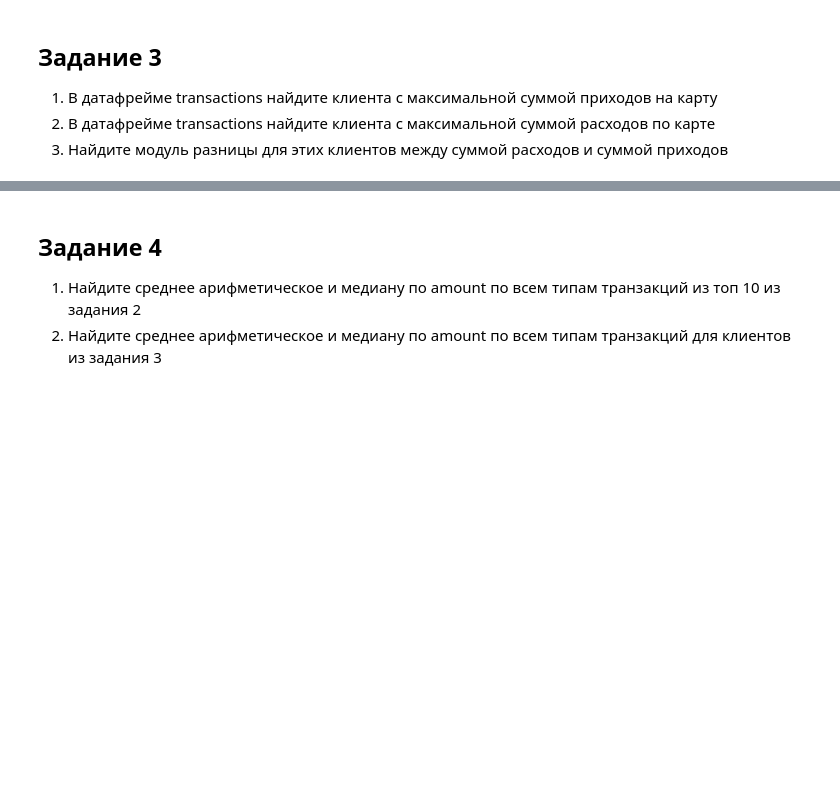
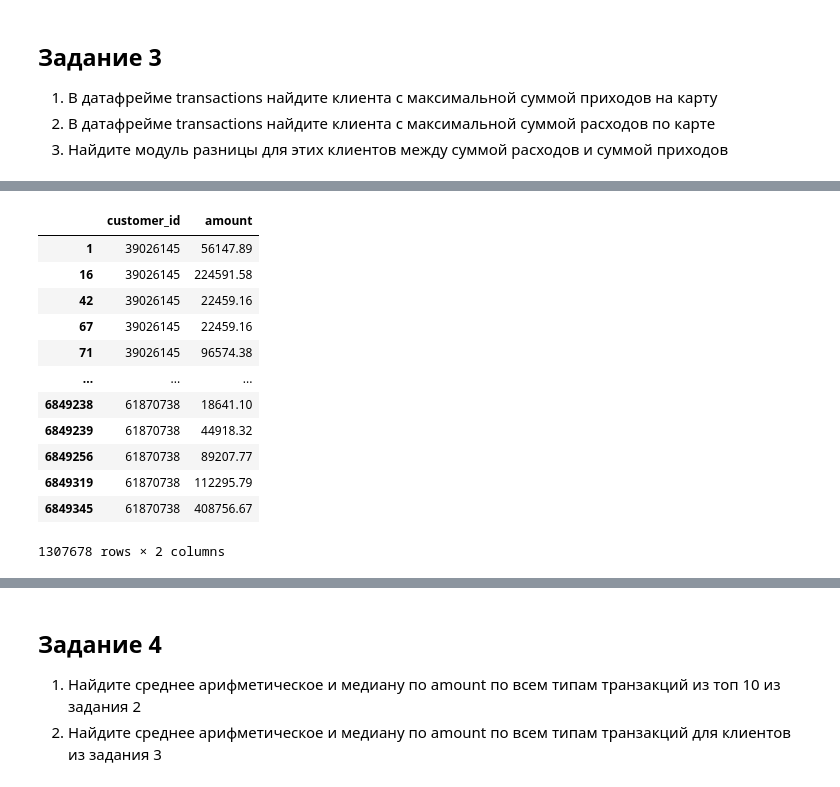
Before and after one commit to saripovdenis/ITMO-ML, a Jupyter notebook: Lab2/lab2.ipynb, the cells around one changed output, grey strips where cells are left out. Cells and saved outputs as stored; diff of their text form; code cells hidden in the pictures; blank space fills up the shorter version.

```diff
--- a/Lab2/lab2.ipynb
+++ b/Lab2/lab2.ipynb
@@ -275,0 +293,17 @@ get_most_popular_tr(sorted_array_of_tupples, 10)
+# %%
+df_customer_amount_positive = df_customer_amount.loc[df_customer_amount['amount'].apply(lambda x: True if x >= 0 else False)]
+df_customer_amount_positive
+# %% [output]
+|  | customer_id | amount |
+| 1 | 39026145 | 56147.89 |
+| 16 | 39026145 | 224591.58 |
+| 42 | 39026145 | 22459.16 |
+| 67 | 39026145 | 22459.16 |
+| 71 | 39026145 | 96574.38 |
+| ... | ... | ... |
+| 6849238 | 61870738 | 18641.10 |
+| 6849239 | 61870738 | 44918.32 |
+| 6849256 | 61870738 | 89207.77 |
+| 6849319 | 61870738 | 112295.79 |
+| 6849345 | 61870738 | 408756.67 |
+1307678 rows × 2 columns
```
Also changed, not shown: parts of 10 cells of this notebook.
